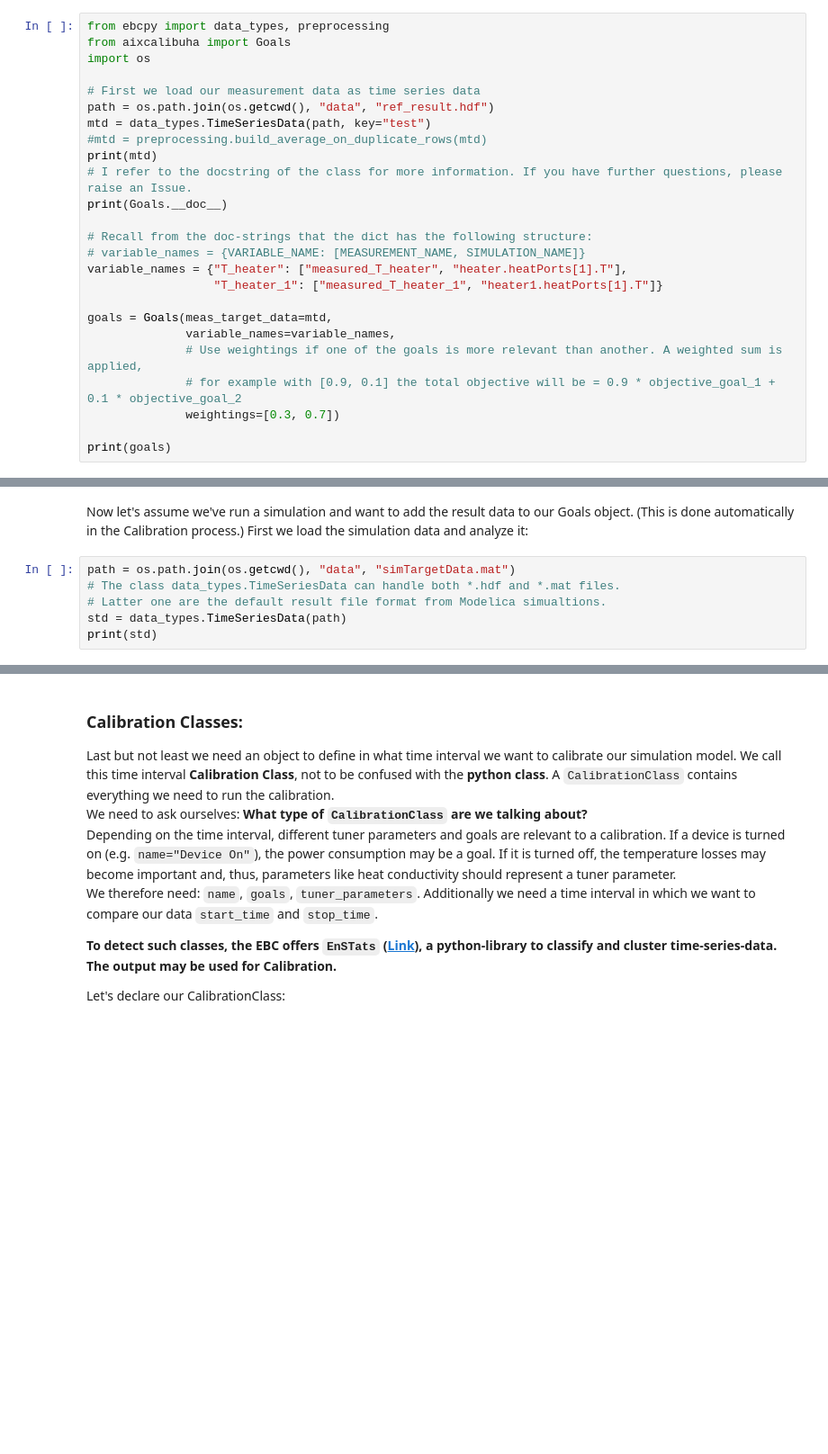
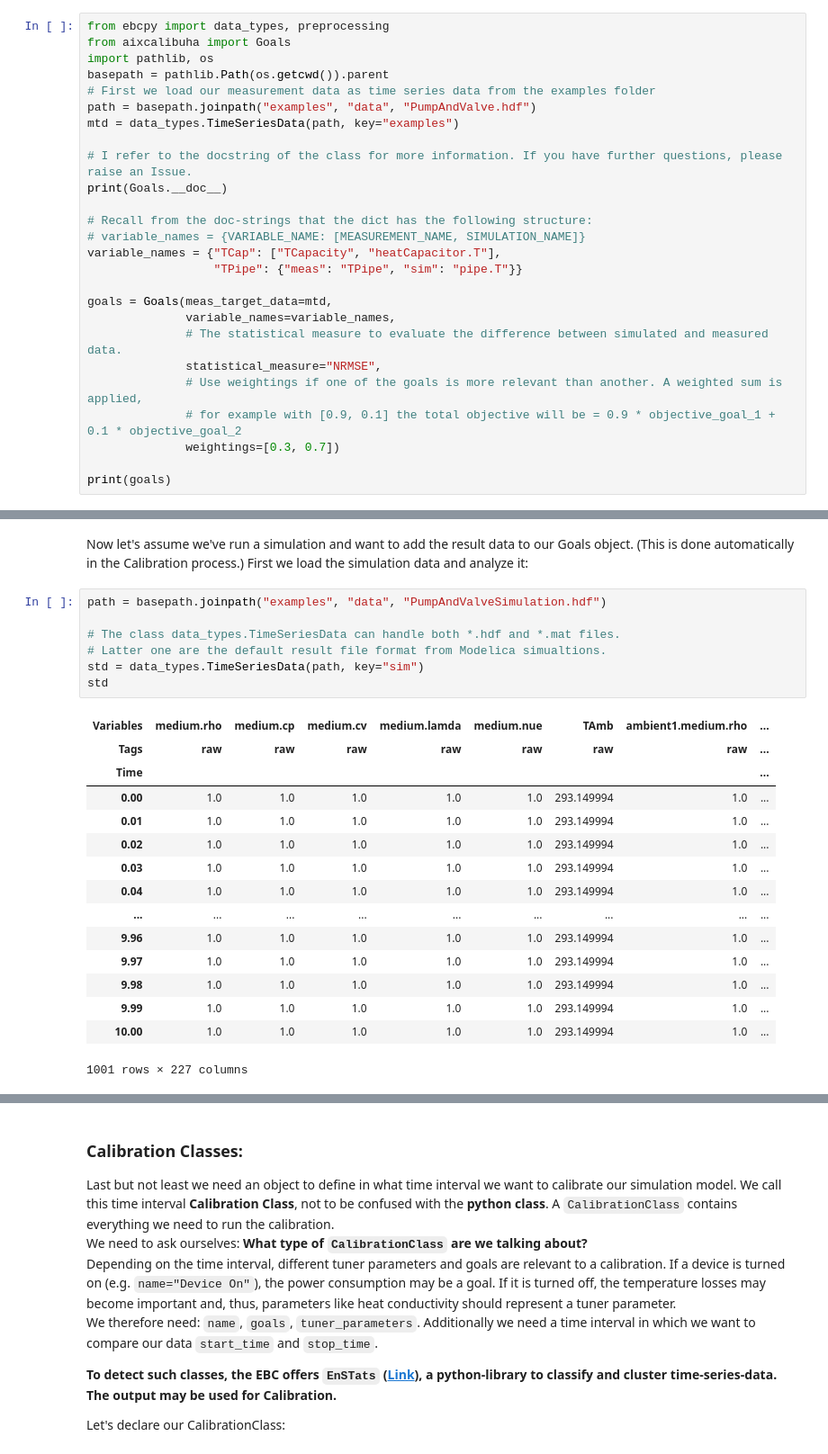
Before and after one commit to RWTH-EBC/AixCaliBuHA, a Jupyter notebook: tutorial/tutorial.ipynb, the cells around one changed output, grey strips where cells are left out. Shown: that part at 90% size. Cells and saved outputs as stored; diff of their text form; blank space fills up the shorter version.

Commit message:
Restructure examples

```diff
--- a/tutorial/tutorial.ipynb
+++ b/tutorial/tutorial.ipynb
@@ -66,23 +74,24 @@ As mentioned in `ebcpy`, we use our own **multi index `DataFrame`**. Here with t
 # %%
 from ebcpy import data_types, preprocessing
 from aixcalibuha import Goals
-import os
+import pathlib, os
+basepath = pathlib.Path(os.getcwd()).parent
+# First we load our measurement data as time series data from the examples folder
+path = basepath.joinpath("examples", "data", "PumpAndValve.hdf")
+mtd = data_types.TimeSeriesData(path, key="examples")
 
-# First we load our measurement data as time series data
-path = os.path.join(os.getcwd(), "data", "ref_result.hdf")
-mtd = data_types.TimeSeriesData(path, key="test")
-#mtd = preprocessing.build_average_on_duplicate_rows(mtd)
-print(mtd)
 # I refer to the docstring of the class for more information. If you have further questions, please raise an Issue.
 print(Goals.__doc__)
 
 # Recall from the doc-strings that the dict has the following structure:
 # variable_names = {VARIABLE_NAME: [MEASUREMENT_NAME, SIMULATION_NAME]}
-variable_names = {"T_heater": ["measured_T_heater", "heater.heatPorts[1].T"],
-                  "T_heater_1": ["measured_T_heater_1", "heater1.heatPorts[1].T"]}
+variable_names = {"TCap": ["TCapacity", "heatCapacitor.T"],
+                  "TPipe": {"meas": "TPipe", "sim": "pipe.T"}}
 
 goals = Goals(meas_target_data=mtd,
               variable_names=variable_names,
+              # The statistical measure to evaluate the difference between simulated and measured data.
+              statistical_measure="NRMSE",
               # Use weightings if one of the goals is more relevant than another. A weighted sum is applied,
               # for example with [0.9, 0.1] the total objective will be = 0.9 * objective_goal_1 + 0.1 * objective_goal_2
               weightings=[0.3, 0.7])
@@ -91,10 +118,27 @@ print(goals)
 # %% [markdown]
 Now let's assume we've run a simulation and want to add the result data to our Goals object. (This is done automatically in the Calibration process.) First we load the simulation data and analyze it:
 # %%
-path = os.path.join(os.getcwd(), "data", "simTargetData.mat")
+path = basepath.joinpath("examples", "data", "PumpAndValveSimulation.hdf")
+
 # The class data_types.TimeSeriesData can handle both *.hdf and *.mat files.
 # Latter one are the default result file format from Modelica simualtions.
-std = data_types.TimeSeriesData(path)
-print(std)
+std = data_types.TimeSeriesData(path, key="sim")
+std
+# %% [output]
+| Variables | medium.rho | medium.cp | medium.cv | medium.lamda | medium.nue | TAmb | ambient1.medium.rho | ... |
+| Tags | raw | raw | raw | raw | raw | raw | raw | ... |
+| Time |  |  |  |  |  |  |  | ... |
+| 0.00 | 1.0 | 1.0 | 1.0 | 1.0 | 1.0 | 293.149994 | 1.0 | ... |
+| 0.01 | 1.0 | 1.0 | 1.0 | 1.0 | 1.0 | 293.149994 | 1.0 | ... |
+| 0.02 | 1.0 | 1.0 | 1.0 | 1.0 | 1.0 | 293.149994 | 1.0 | ... |
+| 0.03 | 1.0 | 1.0 | 1.0 | 1.0 | 1.0 | 293.149994 | 1.0 | ... |
+| 0.04 | 1.0 | 1.0 | 1.0 | 1.0 | 1.0 | 293.149994 | 1.0 | ... |
+| ... | ... | ... | ... | ... | ... | ... | ... | ... |
+| 9.96 | 1.0 | 1.0 | 1.0 | 1.0 | 1.0 | 293.149994 | 1.0 | ... |
+| 9.97 | 1.0 | 1.0 | 1.0 | 1.0 | 1.0 | 293.149994 | 1.0 | ... |
+| 9.98 | 1.0 | 1.0 | 1.0 | 1.0 | 1.0 | 293.149994 | 1.0 | ... |
+| 9.99 | 1.0 | 1.0 | 1.0 | 1.0 | 1.0 | 293.149994 | 1.0 | ... |
+| 10.00 | 1.0 | 1.0 | 1.0 | 1.0 | 1.0 | 293.149994 | 1.0 | ... |
+1001 rows × 227 columns
 # %% [markdown]
 Looking at the data, we may already expect some error. Why? Because our sim-target-data is using some `float`-based index but our measurement data is using `DatetimeIndex` as an index. We can solve this issue in two ways: Either convert `std` to a `DatetimeIndex` or `mtd` to a `float`-based index. Which way to choose? We agreed on the latter one, mainly because of efficiency.
```
Also changed, not shown: parts of 16 cells of this notebook, 15 other files.
